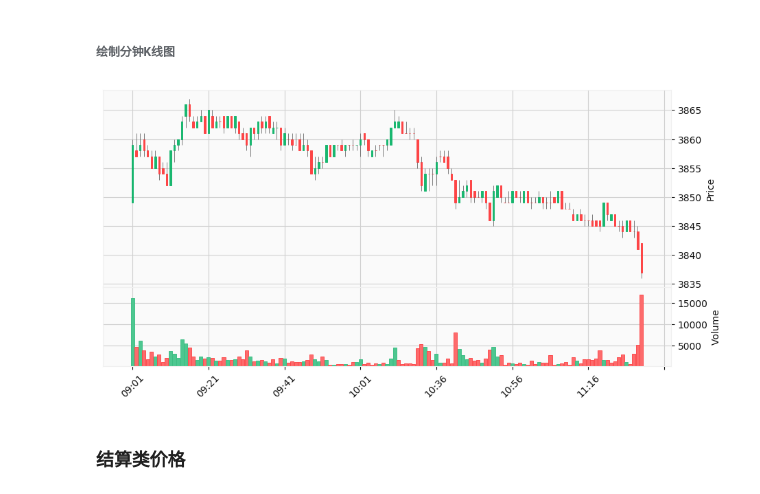
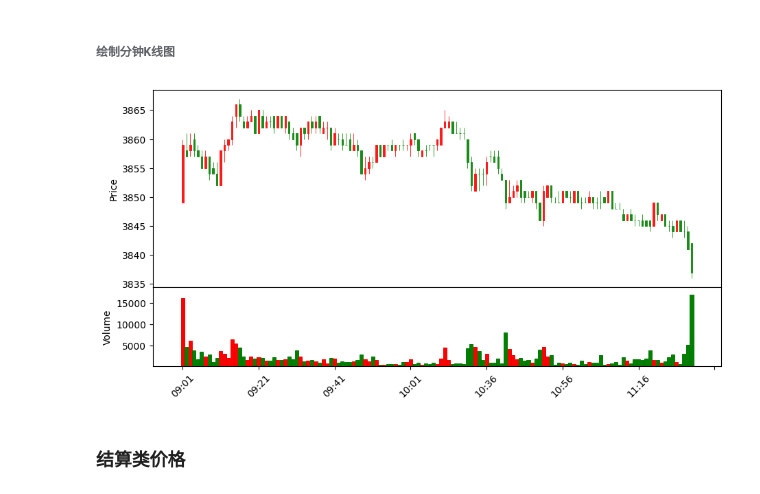
Before and after one commit to christinemu/quant-trading, a Jupyter notebook: TradingBasics.ipynb, the cells around one changed output. Drawn from its saved outputs; the diff is of its cells as text; code cells hidden in the pictures.

```diff
--- a/TradingBasics.ipynb
+++ b/TradingBasics.ipynb
@@ -420,0 +635,4 @@ mpf.plot(aprice,type='candle',style='yahoo',volume=False,figratio=(12,6),figscal
+# %%
+mc = mpf.make_marketcolors(up='r',down='g',inherit=True)
+s  = mpf.make_mpf_style(marketcolors=mc)
+mpf.plot(rsDf,type='candle',style=s,volume=True,figratio=(12,6),figscale=1,mav=(5,30))
@@ -457,9 +677,9 @@ intraday.head()
 # %% [markdown]
 ###### 绘制分钟K线图
 # %%
-mpf.plot(intraday,type='candle',style='yahoo',volume=True,figratio=(12,6),figscale=1)
+mpf.plot(intraday,type='candle',style=s,volume=True,figratio=(12,6),figscale=1)
 # %% [output]
-[figure, old version]
+[figure, new version]
 # %% [markdown]
 ### 结算类价格
 # %% [markdown]
```
Also changed, not shown: parts of 46 cells of this notebook, 10 other files.
